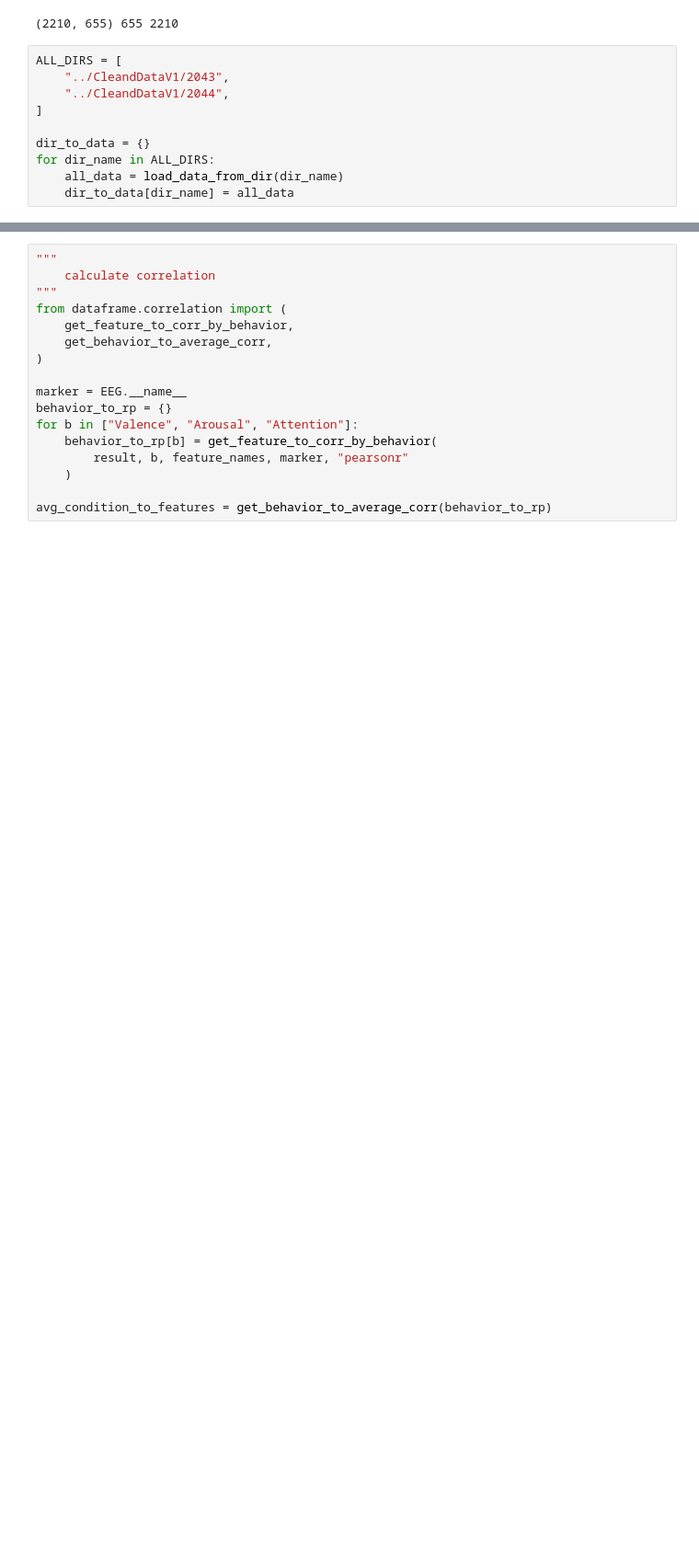
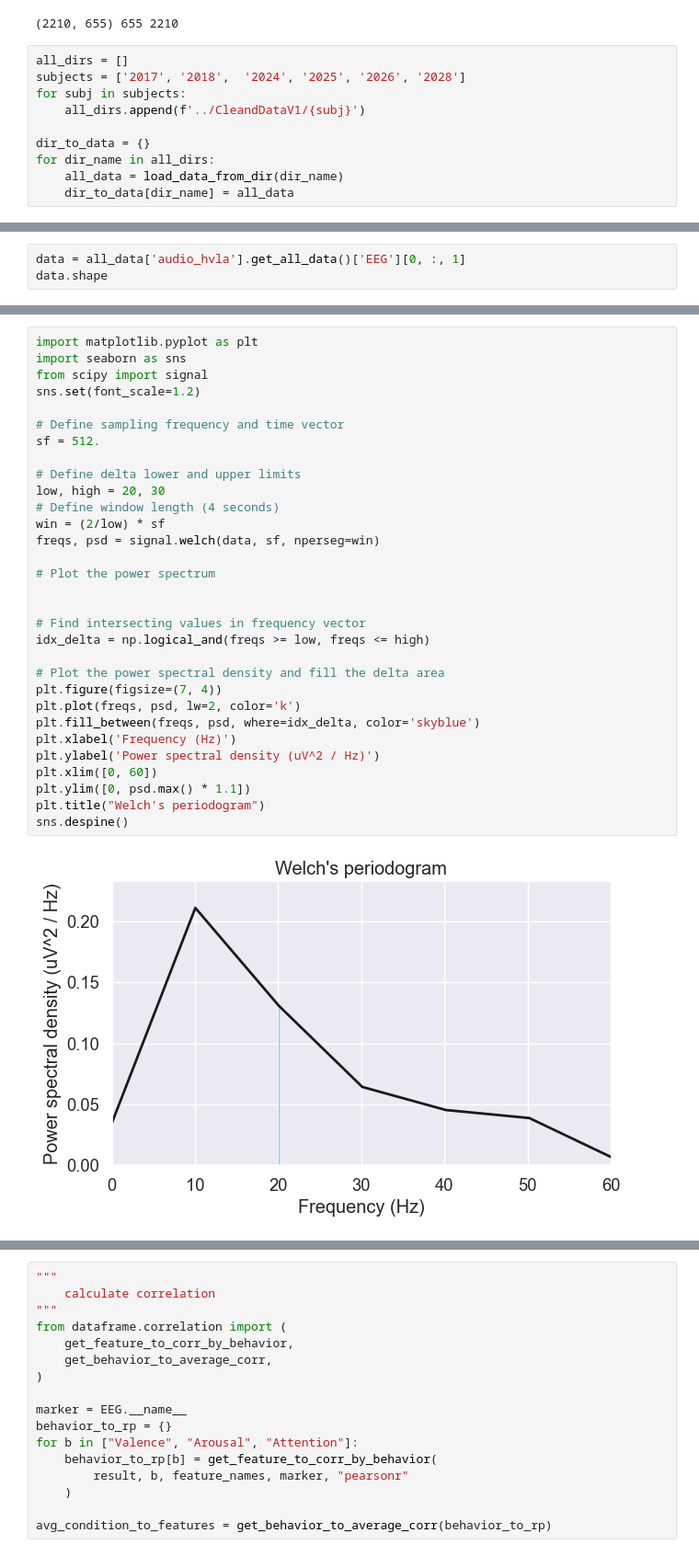
Before and after one commit to ti55987/MM_UCSF, a Jupyter notebook: analysis/analysis_notebook.ipynb, the cells around one changed output, grey strips where cells are left out. Shown: that part at 92% size. Drawn from its saved outputs; the diff is of its cells as text; blank space fills up the shorter version.

```diff
--- a/analysis/analysis_notebook.ipynb
+++ b/analysis/analysis_notebook.ipynb
@@ -57,13 +57,13 @@ print(all_feature_array.shape, len(feature_names), len(label_list))
 # %% [output]
 (2210, 655) 655 2210
 # %%
-ALL_DIRS = [
-    "../CleandDataV1/2043",
-    "../CleandDataV1/2044",
-]
+all_dirs = []
+subjects = ['2017', '2018',  '2024', '2025', '2026', '2028']
+for subj in subjects:
+    all_dirs.append(f'../CleandDataV1/{subj}')
 
 dir_to_data = {}
-for dir_name in ALL_DIRS:
+for dir_name in all_dirs:
     all_data = load_data_from_dir(dir_name)
     dir_to_data[dir_name] = all_data
 # %% [output]
@@ -71,0 +76,3 @@ Loading ../CleandDataV1/2044 data...
+# %%
+data = all_data['audio_hvla'].get_all_data()['EEG'][0, :, 1]
+data.shape
@@ -71,0 +86,33 @@ Loading ../CleandDataV1/2044 data...
+# %%
+import matplotlib.pyplot as plt
+import seaborn as sns
+from scipy import signal
+sns.set(font_scale=1.2)
+
+# Define sampling frequency and time vector
+sf = 512.
+
+# Define delta lower and upper limits
+low, high = 20, 30
+# Define window length (4 seconds)
+win = (2/low) * sf
+freqs, psd = signal.welch(data, sf, nperseg=win)
+
+# Plot the power spectrum
+
+
+# Find intersecting values in frequency vector
+idx_delta = np.logical_and(freqs >= low, freqs <= high)
+
+# Plot the power spectral density and fill the delta area
+plt.figure(figsize=(7, 4))
+plt.plot(freqs, psd, lw=2, color='k')
+plt.fill_between(freqs, psd, where=idx_delta, color='skyblue')
+plt.xlabel('Frequency (Hz)')
+plt.ylabel('Power spectral density (uV^2 / Hz)')
+plt.xlim([0, 60])
+plt.ylim([0, psd.max() * 1.1])
+plt.title("Welch's periodogram")
+sns.despine()
+# %% [output]
+[figure, added]
```
Also changed, not shown: parts of 5 cells of this notebook, 8 other files.
